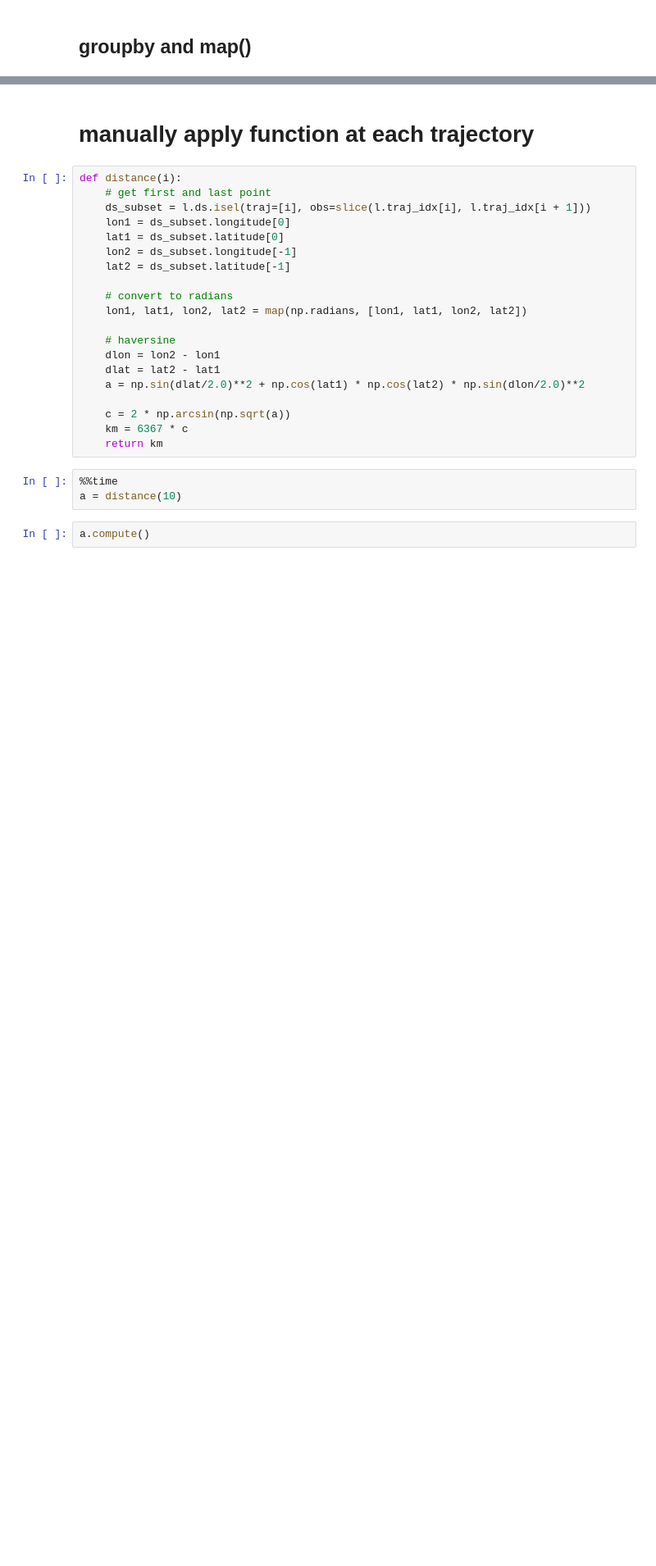
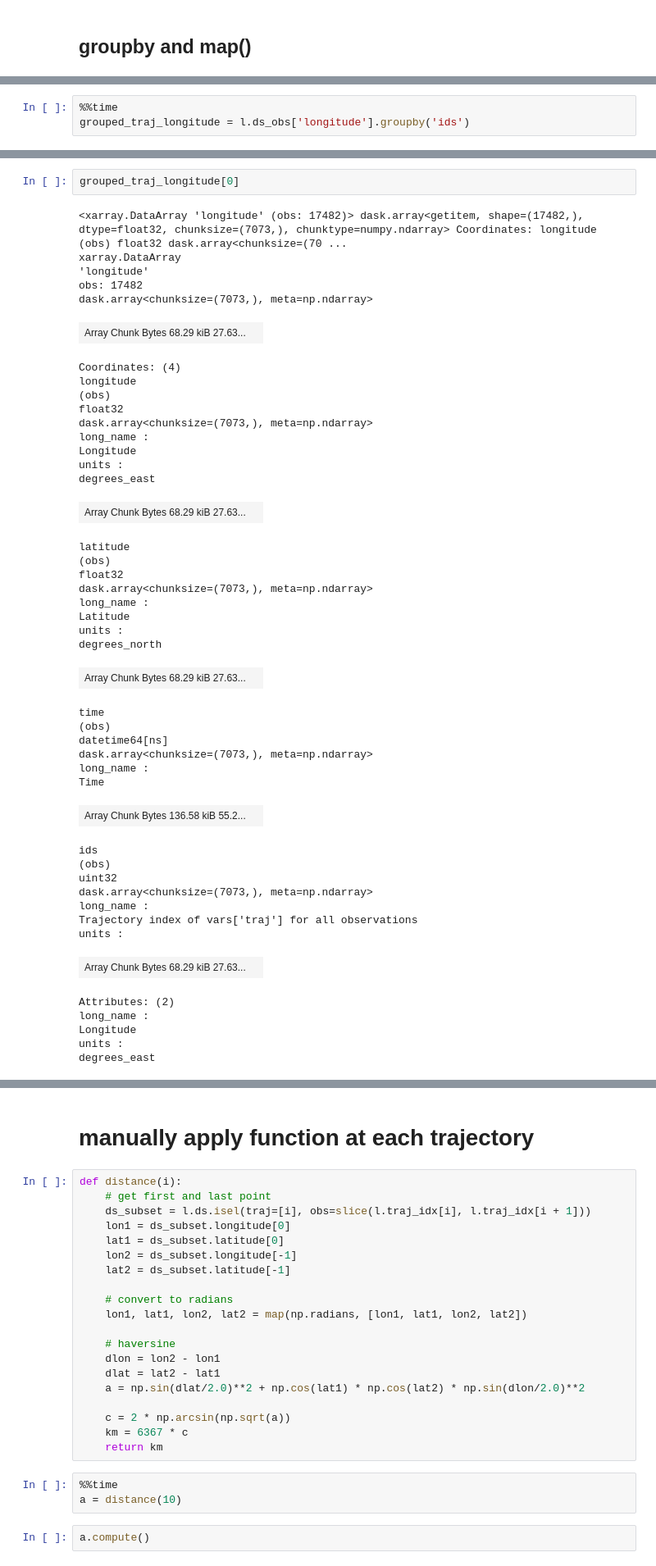
Before and after one commit to Cloud-Drift/clouddrift, a Jupyter notebook: tutorials/data.ipynb, the cells around one changed output, grey strips where cells are left out. Shown: that part at 82% size. Saved outputs shown, nothing was run; the diff lists cells and outputs as text; blank space fills up the shorter version.

```diff
--- a/tutorials/data.ipynb
+++ b/tutorials/data.ipynb
@@ -330,0 +594,3 @@ Data variables: (12/23)
+# %%
+%%time
+grouped_traj_longitude = l.ds_obs['longitude'].groupby('ids')
@@ -330,0 +605,48 @@ Data variables: (12/23)
+# %%
+grouped_traj_longitude[0]
+# %% [output]
+<xarray.DataArray 'longitude' (obs: 17482)> dask.array<getitem, shape=(17482,), dtype=float32, chunksize=(7073,), chunktype=numpy.ndarray> Coordinates: longitude (obs) float32 dask.array<chunksize=(70 ...
+xarray.DataArray
+'longitude'
+obs: 17482
+dask.array<chunksize=(7073,), meta=np.ndarray>
+| Array Chunk Bytes 68.29 kiB 27.63... |  |
+Coordinates: (4)
+longitude
+(obs)
+float32
+dask.array<chunksize=(7073,), meta=np.ndarray>
+long_name :
+Longitude
+units :
+degrees_east
+| Array Chunk Bytes 68.29 kiB 27.63... |  |
+latitude
+(obs)
+float32
+dask.array<chunksize=(7073,), meta=np.ndarray>
+long_name :
+Latitude
+units :
+degrees_north
+| Array Chunk Bytes 68.29 kiB 27.63... |  |
+time
+(obs)
+datetime64[ns]
+dask.array<chunksize=(7073,), meta=np.ndarray>
+long_name :
+Time
+| Array Chunk Bytes 136.58 kiB 55.2... |  |
+ids
+(obs)
+uint32
+dask.array<chunksize=(7073,), meta=np.ndarray>
+long_name :
+Trajectory index of vars['traj'] for all observations
+units :
+| Array Chunk Bytes 68.29 kiB 27.63... |  |
+Attributes: (2)
+long_name :
+Longitude
+units :
+degrees_east
```
Also changed, not shown: parts of 57 cells of this notebook, 2 other files.
